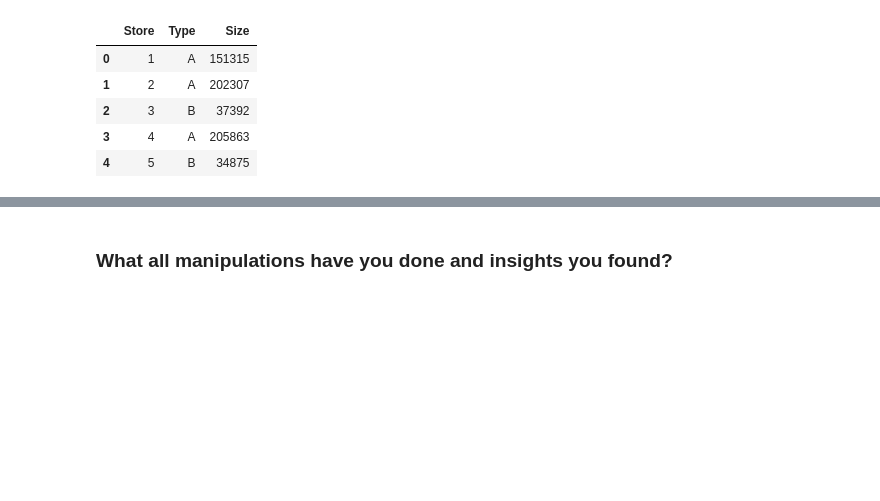
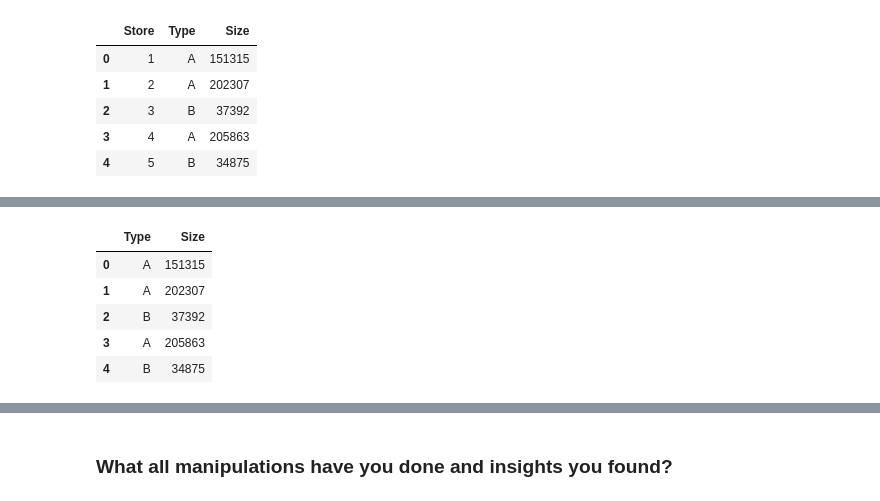
Before and after one commit to Jan2309jr/Integrated-Retail-Analytics-for-Store-Optimization, a Jupyter notebook: Integrated_Retail_Analytics_for_Store_Optimization.ipynb, the cells around one changed output, grey strips where cells are left out. Saved outputs shown, nothing was run; the diff lists cells and outputs as text; code cells hidden in the pictures; blank space fills up the shorter version.

```diff
--- a/Integrated_Retail_Analytics_for_Store_Optimization.ipynb
+++ b/Integrated_Retail_Analytics_for_Store_Optimization.ipynb
@@ -363,0 +385,9 @@ stores_df_copy = stores_df_copy.drop(['Store'], axis=1)
+# %%
+stores_df_copy.head()
+# %% [output]
+|  | Type | Size |
+| 0 | A | 151315 |
+| 1 | A | 202307 |
+| 2 | B | 37392 |
+| 3 | A | 205863 |
+| 4 | B | 34875 |
```
Also changed, not shown: parts of 75 cells of this notebook.
